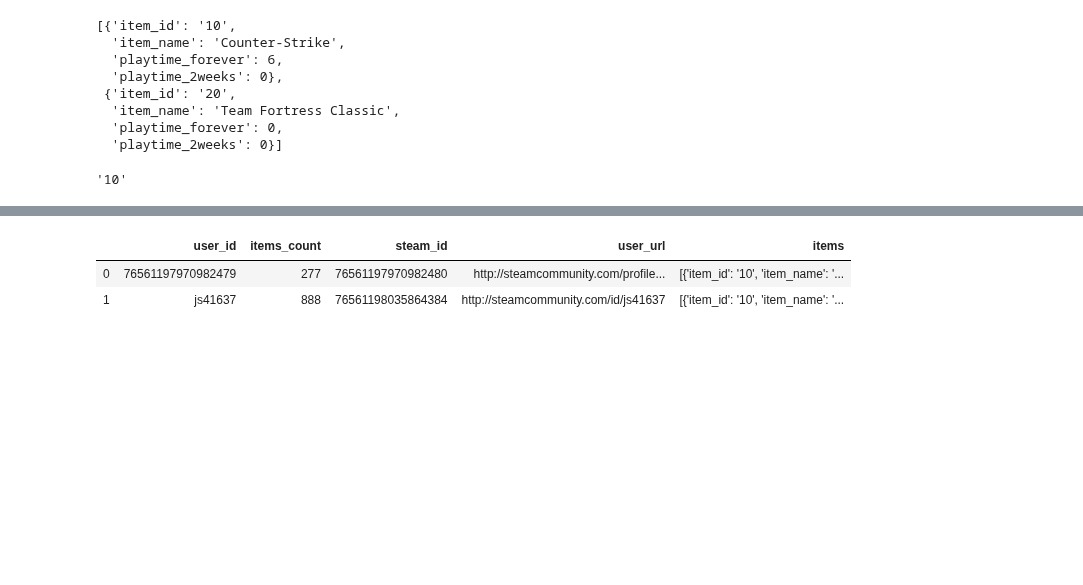
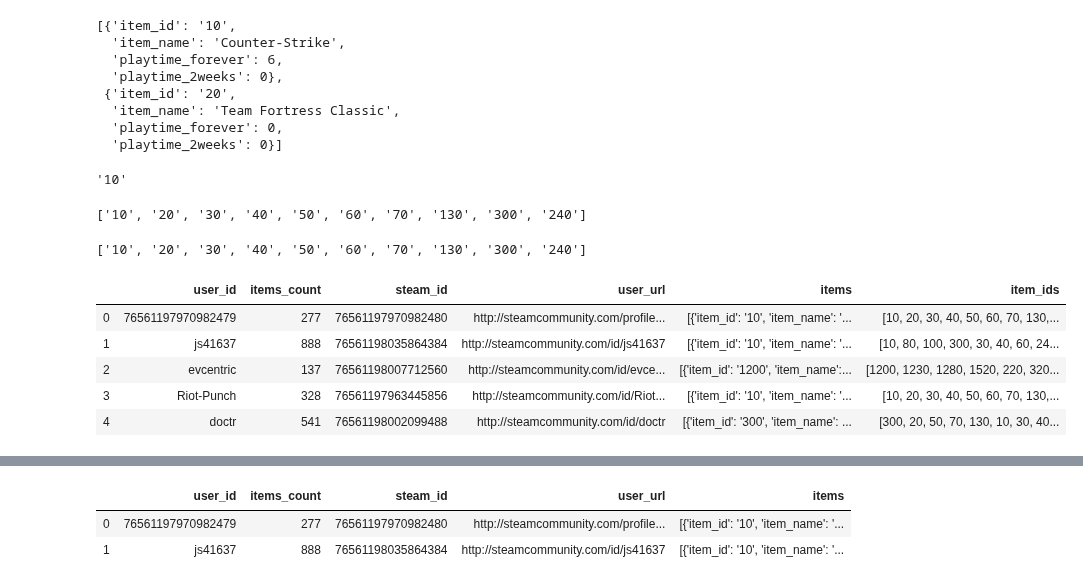
Before and after one commit to nadinezab/video-game-recs, a Jupyter notebook: 2-Data-Exploration.ipynb, the cells around one changed output, grey strips where cells are left out. Cells and saved outputs as stored; diff of their text form; code cells hidden in the pictures; blank space fills up the shorter version.

Commit message:
Add: extracting game ids

```diff
--- a/2-Data-Exploration.ipynb
+++ b/2-Data-Exploration.ipynb
@@ -87,3 +87,29 @@ useritems['items'][0][0:2]
 useritems['items'][0][0]['item_id']
 # %% [output]
 '10'
+# %%
+# Get all ids for one user
+userzerogameids = []
+for index, game in enumerate(useritems['items'][0]):
+    userzerogameids.append(useritems['items'][0][index]['item_id'])
+userzerogameids[:10]
+# %% [output]
+['10', '20', '30', '40', '50', '60', '70', '130', '300', '240']
+# %%
+# Using list comprehension
+gameids = [useritems['items'][0][index]['item_id'] for index, _ in enumerate(useritems['items'][0])]
+gameids[:10]
+# %% [output]
+['10', '20', '30', '40', '50', '60', '70', '130', '300', '240']
+# %%
+# Create column with itemDs
+useritems['item_ids'] = useritems['items'].apply(lambda x: [x [index]['item_id'] for index, _ in enumerate(x)])
+# %%
+useritems.head()
+# %% [output]
+|  | user_id | items_count | steam_id | user_url | items | item_ids |
+| 0 | 76561197970982479 | 277 | 76561197970982480 | http://steamcommunity.com/profile... | [{'item_id': '10', 'item_name': '... | [10, 20, 30, 40, 50, 60, 70, 130,... |
+| 1 | js41637 | 888 | 76561198035864384 | http://steamcommunity.com/id/js41637 | [{'item_id': '10', 'item_name': '... | [10, 80, 100, 300, 30, 40, 60, 24... |
+| 2 | evcentric | 137 | 76561198007712560 | http://steamcommunity.com/id/evce... | [{'item_id': '1200', 'item_name':... | [1200, 1230, 1280, 1520, 220, 320... |
+| 3 | Riot-Punch | 328 | 76561197963445856 | http://steamcommunity.com/id/Riot... | [{'item_id': '10', 'item_name': '... | [10, 20, 30, 40, 50, 60, 70, 130,... |
+| 4 | doctr | 541 | 76561198002099488 | http://steamcommunity.com/id/doctr | [{'item_id': '300', 'item_name': ... | [300, 20, 50, 70, 130, 10, 30, 40... |
```
Also changed, not shown: parts of 9 cells of this notebook.
